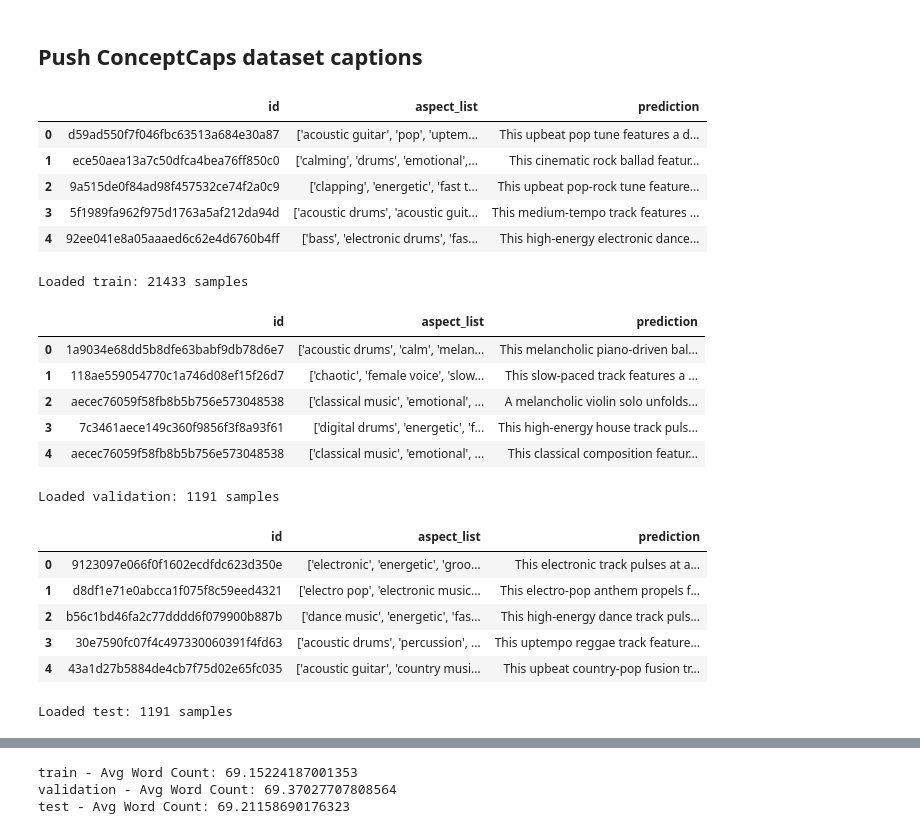
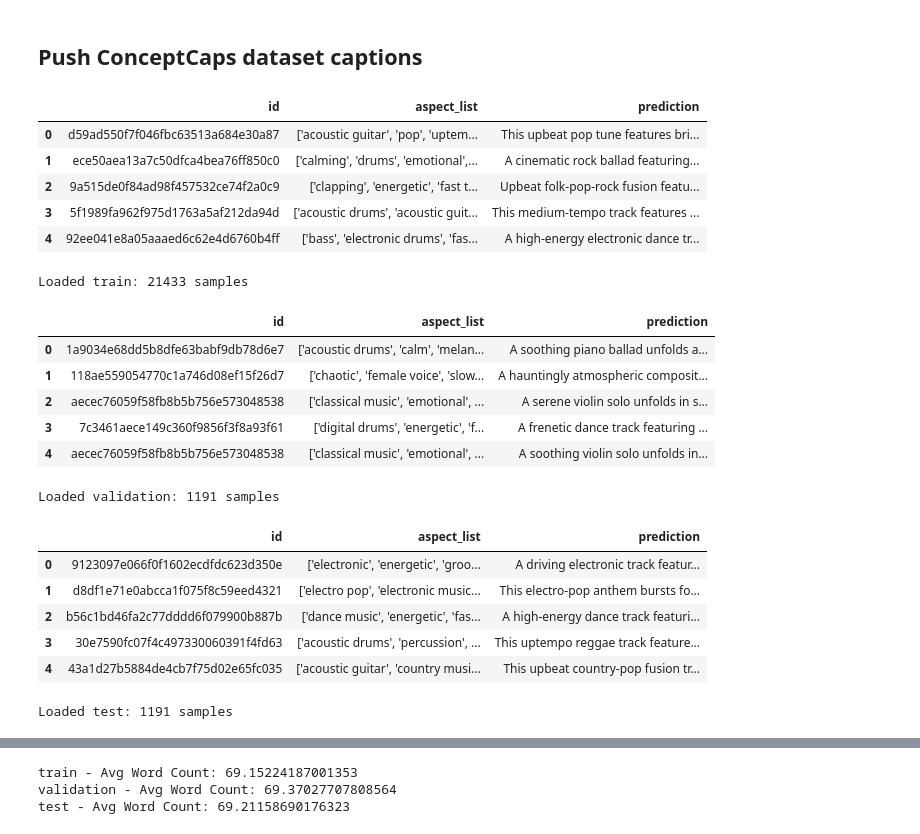
Before and after one commit to BrunoSienkiewicz/ConceptCaps, a Jupyter notebook: notebooks/4. Conditioned caption inference.ipynb, the cells around one changed output, grey strips where cells are left out. Cells and saved outputs as stored; diff of their text form; code cells hidden in the pictures.

```diff
--- a/notebooks/4. Conditioned caption inference.ipynb
+++ b/notebooks/4. Conditioned caption inference.ipynb
@@ -69,37 +74,37 @@ CommitInfo(commit_url='https://huggingface.co/datasets/bsienkiewicz/quick-test-c
 # %%
 final_dir = Path("../data/generated_captions/")
 splits = ['train', 'validation', 'test']
 predictions = {}
 datasets = {}
 
 for split in splits:
     # Load predictions
-    pred_path = final_dir / f"ft_{split}.csv"
+    pred_path = final_dir / f"final_{split}.csv"
     df = pd.read_csv(pred_path)
     display(df.head())
     dataset = Dataset.from_pandas(df)
     predictions[split] = df
     datasets[split] = dataset
     print(f"Loaded {split}: {len(df)} samples")
 # %% [output]
 |  | id | aspect_list | prediction |
-| 0 | d59ad550f7f046fbc63513a684e30a87 | ['acoustic guitar', 'pop', 'uptem... | This upbeat pop tune features a d... |
-| 1 | ece50aea13a7c50dfca4bea76ff850c0 | ['calming', 'drums', 'emotional',... | This cinematic rock ballad featur... |
-| 2 | 9a515de0f84ad98f457532ce74f2a0c9 | ['clapping', 'energetic', 'fast t... | This upbeat pop-rock tune feature... |
+| 0 | d59ad550f7f046fbc63513a684e30a87 | ['acoustic guitar', 'pop', 'uptem... | This upbeat pop tune features bri... |
+| 1 | ece50aea13a7c50dfca4bea76ff850c0 | ['calming', 'drums', 'emotional',... | A cinematic rock ballad featuring... |
+| 2 | 9a515de0f84ad98f457532ce74f2a0c9 | ['clapping', 'energetic', 'fast t... | Upbeat folk-pop-rock fusion featu... |
 | 3 | 5f1989fa962f975d1763a5af212da94d | ['acoustic drums', 'acoustic guit... | This medium-tempo track features ... |
-| 4 | 92ee041e8a05aaaed6c62e4d6760b4ff | ['bass', 'electronic drums', 'fas... | This high-energy electronic dance... |
+| 4 | 92ee041e8a05aaaed6c62e4d6760b4ff | ['bass', 'electronic drums', 'fas... | A high-energy electronic dance tr... |
 Loaded train: 21433 samples
 |  | id | aspect_list | prediction |
-| 0 | 1a9034e68dd5b8dfe63babf9db78d6e7 | ['acoustic drums', 'calm', 'melan... | This melancholic piano-driven bal... |
-| 1 | 118ae559054770c1a746d08ef15f26d7 | ['chaotic', 'female voice', 'slow... | This slow-paced track features a ... |
-| 2 | aecec76059f58fb8b5b756e573048538 | ['classical music', 'emotional', ... | A melancholic violin solo unfolds... |
-| 3 | 7c3461aece149c360f9856f3f8a93f61 | ['digital drums', 'energetic', 'f... | This high-energy house track puls... |
-| 4 | aecec76059f58fb8b5b756e573048538 | ['classical music', 'emotional', ... | This classical composition featur... |
+| 0 | 1a9034e68dd5b8dfe63babf9db78d6e7 | ['acoustic drums', 'calm', 'melan... | A soothing piano ballad unfolds a... |
+| 1 | 118ae559054770c1a746d08ef15f26d7 | ['chaotic', 'female voice', 'slow... | A hauntingly atmospheric composit... |
+| 2 | aecec76059f58fb8b5b756e573048538 | ['classical music', 'emotional', ... | A serene violin solo unfolds in s... |
+| 3 | 7c3461aece149c360f9856f3f8a93f61 | ['digital drums', 'energetic', 'f... | A frenetic dance track featuring ... |
+| 4 | aecec76059f58fb8b5b756e573048538 | ['classical music', 'emotional', ... | A soothing violin solo unfolds in... |
 Loaded validation: 1191 samples
 |  | id | aspect_list | prediction |
-| 0 | 9123097e066f0f1602ecdfdc623d350e | ['electronic', 'energetic', 'groo... | This electronic track pulses at a... |
-| 1 | d8df1e71e0abcca1f075f8c59eed4321 | ['electro pop', 'electronic music... | This electro-pop anthem propels f... |
-| 2 | b56c1bd46fa2c77dddd6f079900b887b | ['dance music', 'energetic', 'fas... | This high-energy dance track puls... |
+| 0 | 9123097e066f0f1602ecdfdc623d350e | ['electronic', 'energetic', 'groo... | A driving electronic track featur... |
+| 1 | d8df1e71e0abcca1f075f8c59eed4321 | ['electro pop', 'electronic music... | This electro-pop anthem bursts fo... |
+| 2 | b56c1bd46fa2c77dddd6f079900b887b | ['dance music', 'energetic', 'fas... | A high-energy dance track featuri... |
 | 3 | 30e7590fc07f4c497330060391f4fd63 | ['acoustic drums', 'percussion', ... | This uptempo reggae track feature... |
 | 4 | 43a1d27b5884de4cb7f75d02e65fc035 | ['acoustic guitar', 'country musi... | This upbeat country-pop fusion tr... |
 Loaded test: 1191 samples
```
Also changed, not shown: parts of 5 cells of this notebook, 7 other files.
